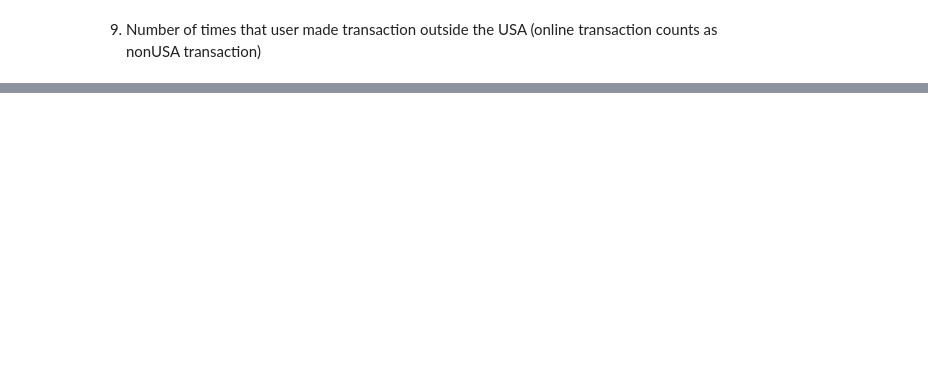
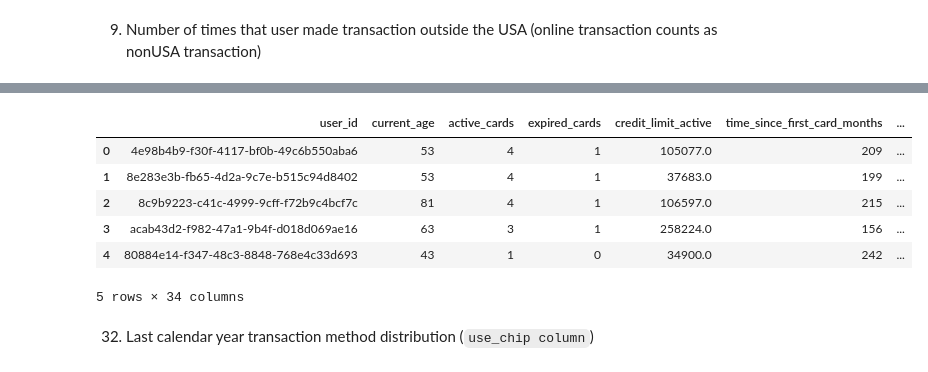
Before and after one commit to Qandle/Data_Cleansing, a Jupyter notebook: Lab 4_ Data cleansing and preparation.ipynb, the cells around one changed output, grey strips where cells are left out. Cells and saved outputs as stored; diff of their text form; code cells hidden in the pictures; blank space fills up the shorter version.

```diff
--- a/Lab 4_ Data cleansing and preparation.ipynb
+++ b/Lab 4_ Data cleansing and preparation.ipynb
@@ -367,0 +930,10 @@ user_prof = pd.merge(user_prof,tempnonUSA, on = "user_id",how = "left")
+# %%
+# use pivot_table to find sumation and counting "amount" of any last year users.
+acc_tab = tst_lcy_dperr.pivot_table(index = "user_id", values = "amount", aggfunc={np.sum, "count"}).reset_index()
+# acc_tab
+# %%
+# extract month from transaction_datetime and look into pivot table to count which months have order
+tst_lcy_dperr["Month"] = pd.DatetimeIndex(tst_lcy_dperr["transaction_datetime"]).strftime("%m")
+monthDistri = tst_lcy_dperr.pivot_table(index = ["user_id"],columns = "Month", values = "amount", aggfunc = "count").reset_index()
+acc_tab["en_month"] = 12-monthDistri.isna().sum(axis = 1)
+#acc_tab
@@ -367,0 +946,10 @@ user_prof = pd.merge(user_prof,tempnonUSA, on = "user_id",how = "left")
+# %%
+# commpute averages by order-actived month dividing
+acc_tab["last_year_avg_monthly_tx_count"] = acc_tab["count"] / acc_tab["en_month"]
+acc_tab["last_year_avg_monthly_amount"] = acc_tab["sum"] / acc_tab["en_month"]
+
+# check other who aren't order every months
+#acc_tab[acc_tab["en_month"] != 12]
+
+# result
+#acc_tab
@@ -367,0 +970,16 @@ user_prof = pd.merge(user_prof,tempnonUSA, on = "user_id",how = "left")
+# %%
+# merge to user_prof
+user_prof = pd.merge(user_prof, acc_tab, on = "user_id", how = "left")
+
+# testing with samples
+user_prof[user_prof["user_id"].isin(exList)]
+# %% [output]
+|  | user_id | current_age | active_cards | expired_cards | credit_limit_active | time_since_first_card_months | ... |
+| 0 | 4e98b4b9-f30f-4117-bf0b-49c6b550aba6 | 53 | 4 | 1 | 105077.0 | 209 | ... |
+| 1 | 8e283e3b-fb65-4d2a-9c7e-b515c94d8402 | 53 | 4 | 1 | 37683.0 | 199 | ... |
+| 2 | 8c9b9223-c41c-4999-9cff-f72b9c4bcf7c | 81 | 4 | 1 | 106597.0 | 215 | ... |
+| 3 | acab43d2-f982-47a1-9b4f-d018d069ae16 | 63 | 3 | 1 | 258224.0 | 156 | ... |
+| 4 | 80884e14-f347-48c3-8848-768e4c33d693 | 43 | 1 | 0 | 34900.0 | 242 | ... |
+5 rows × 34 columns
+# %% [markdown]
+32. Last calendar year transaction method distribution (`use_chip column`)
```
Also changed, not shown: parts of 105 cells of this notebook.
